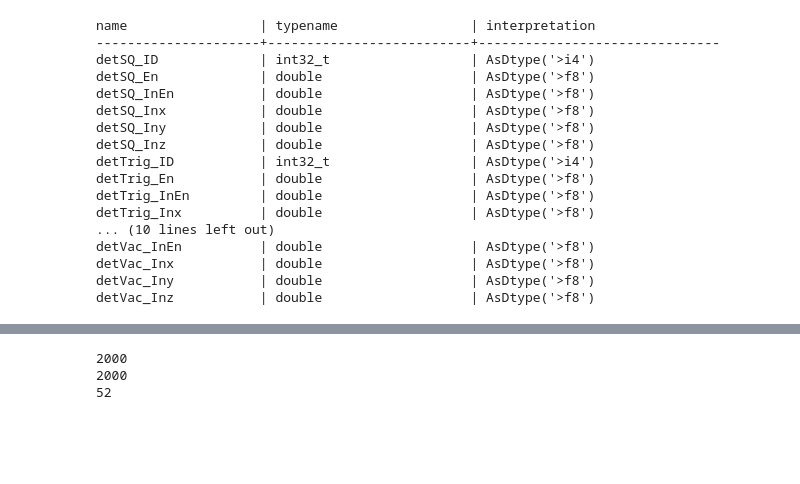
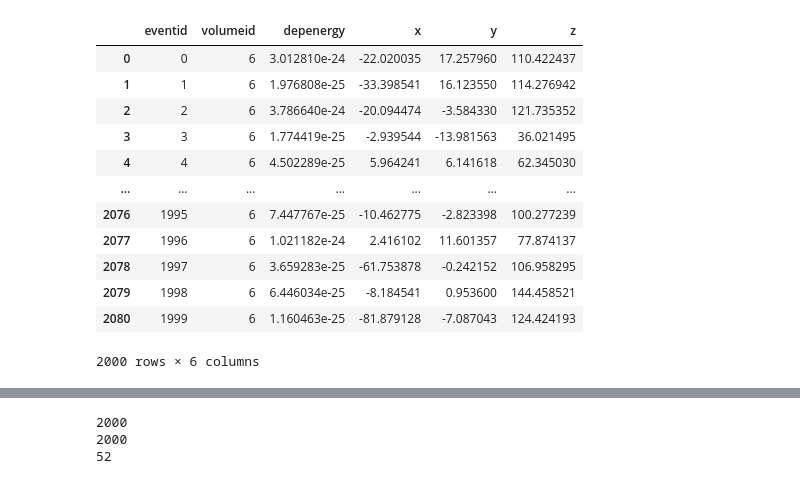
Before and after one commit to wisecg/BetaMonitor, a Jupyter notebook: scripts/check-output.ipynb, the cells around one changed output, grey strips where cells are left out. Drawn from its saved outputs; the diff is of its cells as text; code cells hidden in the pictures; blank space fills up the shorter version.

```diff
--- a/scripts/check-output.ipynb
+++ b/scripts/check-output.ipynb
@@ -5,23 +6,36 @@ import matplotlib.pyplot as plt
 # %%
-ff = uproot.open("../build/output/outfile_6He_2.root")
+ff = uproot.open("../build/output/outfile_macrogas.root")
 ff.keys()
 tree = ff['simData']
-tree.show()
+# tree.show()
+
+field_names = ['pid', 'eventid', 'trackid', 'parentid', 'volumeid',
+               'stepnumber', 'inenergy', 'kineticenergy',
+               'depenergy', 'x','y','z','px','py','pz']
+
+df = tree.arrays(field_names, library='pd')
+
+# Group by eventid and volumeid, then sum depenergy. Only sums for a unique combination
+# of eventid and volumeid.
+energy_sum = df.groupby(['eventid', 'volumeid'])['depenergy'].sum().reset_index()
+
+idx = df.groupby(['eventid', 'volumeid'])['stepnumber'].idxmin()
+xyz_df = df.loc[idx, ['eventid', 'volumeid', 'x', 'y', 'z']]
+
+result = pd.merge(energy_sum, xyz_df, on=['eventid', 'volumeid'])
-# %% [output]
-name                 | typename                 | interpretation
----------------------+--------------------------+-------------------------------
-detSQ_ID             | int32_t                  | AsDtype('>i4')
-detSQ_En             | double                   | AsDtype('>f8')
-detSQ_InEn           | double                   | AsDtype('>f8')
-detSQ_Inx            | double                   | AsDtype('>f8')
-detSQ_Iny            | double                   | AsDtype('>f8')
-detSQ_Inz            | double                   | AsDtype('>f8')
-detTrig_ID           | int32_t                  | AsDtype('>i4')
-detTrig_En           | double                   | AsDtype('>f8')
-detTrig_InEn         | double                   | AsDtype('>f8')
-detTrig_Inx          | double                   | AsDtype('>f8')
-... (10 lines left out)
-detVac_InEn          | double                   | AsDtype('>f8')
-detVac_Inx           | double                   | AsDtype('>f8')
-detVac_Iny           | double                   | AsDtype('>f8')
-detVac_Inz           | double                   | AsDtype('>f8')
+# %%
+result[result['volumeid']==6]
+# %% [output]
+|  | eventid | volumeid | depenergy | x | y | z |
+| 0 | 0 | 6 | 3.012810e-24 | -22.020035 | 17.257960 | 110.422437 |
+| 1 | 1 | 6 | 1.976808e-25 | -33.398541 | 16.123550 | 114.276942 |
+| 2 | 2 | 6 | 3.786640e-24 | -20.094474 | -3.584330 | 121.735352 |
+| 3 | 3 | 6 | 1.774419e-25 | -2.939544 | -13.981563 | 36.021495 |
+| 4 | 4 | 6 | 4.502289e-25 | 5.964241 | 6.141618 | 62.345030 |
+| ... | ... | ... | ... | ... | ... | ... |
+| 2076 | 1995 | 6 | 7.447767e-25 | -10.462775 | -2.823398 | 100.277239 |
+| 2077 | 1996 | 6 | 1.021182e-24 | 2.416102 | 11.601357 | 77.874137 |
+| 2078 | 1997 | 6 | 3.659283e-25 | -61.753878 | -0.242152 | 106.958295 |
+| 2079 | 1998 | 6 | 6.446034e-25 | -8.184541 | 0.953600 | 144.458521 |
+| 2080 | 1999 | 6 | 1.160463e-25 | -81.879128 | -7.087043 | 124.424193 |
+2000 rows × 6 columns
```
Also changed, not shown: parts of 4 cells of this notebook, 1 other file.
